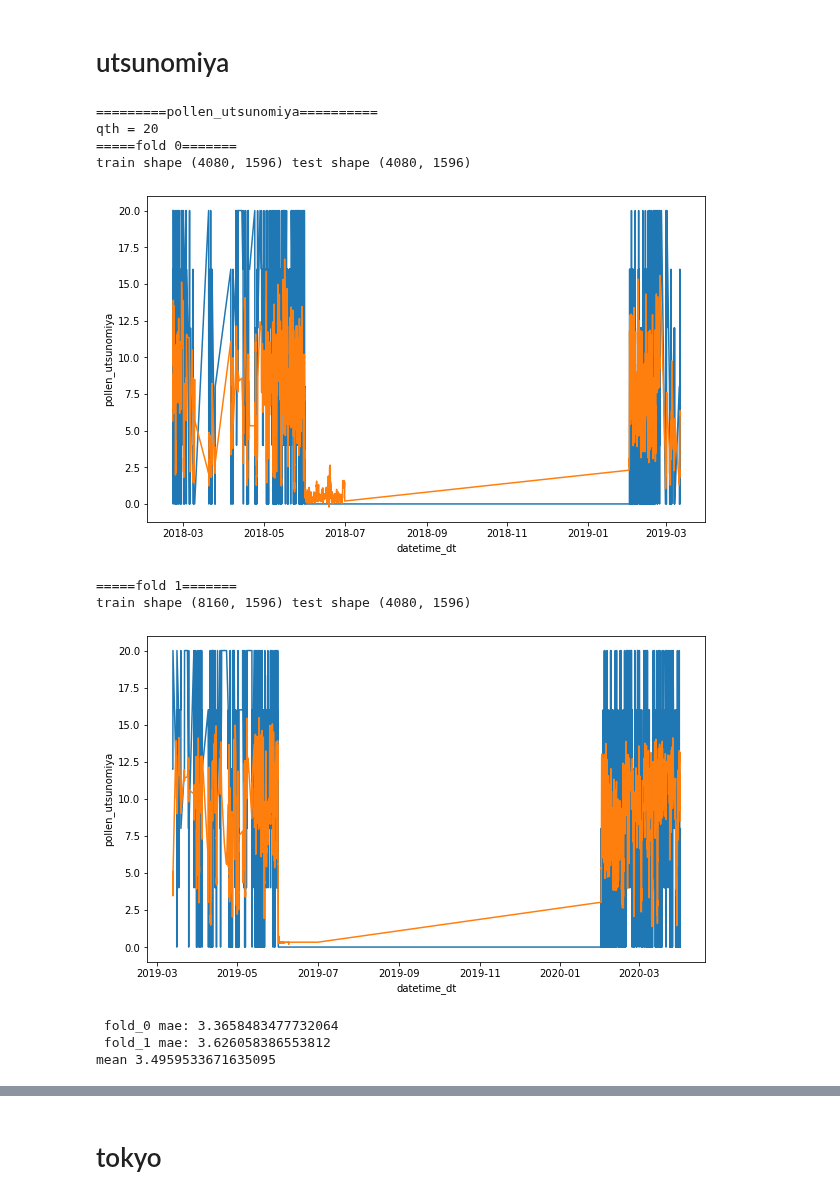
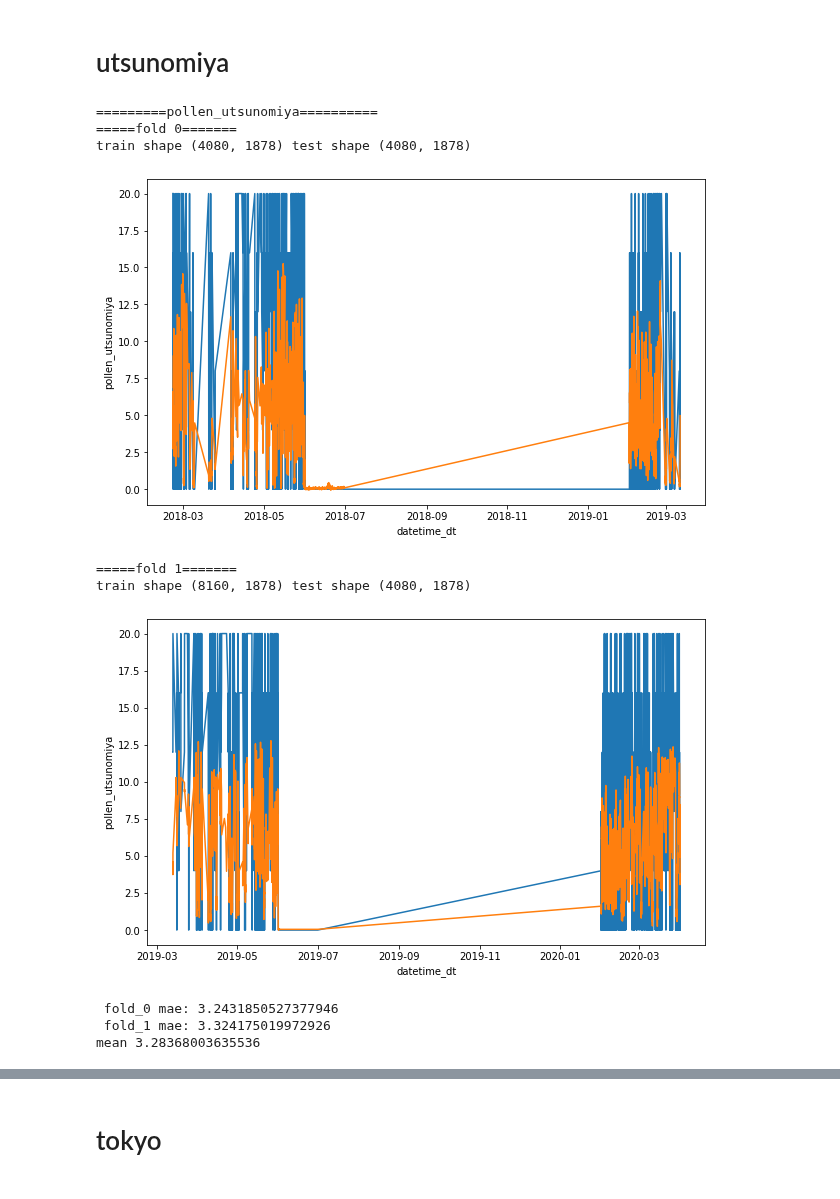
Before and after one commit to masaponto/kafun_solution, a Jupyter notebook: exp5/exp2.ipynb, the cells around one changed output, grey strips where cells are left out. Drawn from its saved outputs; the diff is of its cells as text; code cells hidden in the pictures.

```diff
--- a/exp5/exp2.ipynb
+++ b/exp5/exp2.ipynb
@@ -949,0 +941,7 @@ _df_test = make_feature(df_test)
+# %%
+
+
+_df_feat = make_feature(_df_tmp)
+
+_df = _df_feat[_df_feat["pollen_utsunomiya"] != -1].reset_index(drop=True)
+_df_test = _df_feat[_df_feat["pollen_utsunomiya"] == -1].reset_index(drop=True)
@@ -950,4 +958,6 @@ _df_test = make_feature(df_test)
 # %%
 _df = _df.reset_index(drop=True)
 _df_test = _df_test.reset_index(drop=True)
+# %%
+_df_test = _df_test.drop(["pollen_utsunomiya", "pollen_chiba", "pollen_tokyo"], axis=1)
 # %%
@@ -1242,18 +1254,19 @@ def train_lightgbm_with_cv_log(
         "datetime",
         "datetime_dt",
         "year",
-        "temperature_utsunomiya",
-        "temperature_tokyo",
-        "temperature_chiba",
+        # "temperature_utsunomiya",
+        # "temperature_tokyo",
+        # "temperature_chiba",
     ],
     plot: bool = False,
     qth: int = 20,
 ) -> Union[np.array, List[np.float], pd.DataFrame]:
 
     print(f"========={target_label}==========")
-    print(f"qth = {qth}")
+    # print(f"qth = {qth}")
 
     cols = [col for col in _df.columns if col not in label_cols + unused_label]
+
 
     folds = TimeSeriesSplit(n_splits=Config.n_splits)
     scores = []
@@ -1324,7 +1337,7 @@ def train_lightgbm_with_cv_log(
             plt.show()
 
         _pred = model.predict(_df_test[cols], num_iteration=model.best_iteration_)
-        _perd = np.expm1(_pred)
+        _pred = np.expm1(_pred)
         prediction += _pred / Config.n_splits
         prediction = np.where(prediction < 0, 0, prediction)
 
@@ -1679,3 +1696,5 @@ def train_lightgbm_valid_2020(
 #     print(f"valid: {df_val.datetime.min()} ~ {df_val.datetime.max()}")
 # %% [markdown]
 # utsunomiya
+# %%
+unused_cols = [col for col in _df.columns if ("temperature_utsunomiya" in col) and ("decompose" not in col)]
@@ -1682,41 +1703,45 @@ def train_lightgbm_valid_2020(
 # %%
 # utsunomiya_prediction, scores, df_imps = train_lightgbm_with_split_by_year_log(
-#     _df, _df_test, target_label="pollen_utsunomiya", plot=True, qth=q_ut
+#      _df, _df_test, target_label="pollen_utsunomiya", plot=True
 # )
 
 # utsunomiya_prediction, scores, df_imps = train_lightgbm_with_split_by_year(
 #    _df, _df_test, target_label="pollen_utsunomiya", plot=True, qth=q_ut
 # )
 
-utsunomiya_prediction, scores, df_imps = train_lightgbm_with_cv(
-    _df, _df_test, target_label="pollen_utsunomiya", plot=True, qth=q_ut
-)
-
-# utsunomiya_prediction, scores, df_imps = train_lightgbm_with_cv_log(
+# utsunomiya_prediction, scores, df_imps = train_lightgbm_with_cv(
 #     _df, _df_test, target_label="pollen_utsunomiya", plot=True, qth=q_ut
 # )
+
+utsunomiya_prediction, scores, df_imps = train_lightgbm_with_cv_log(
+    _df,
+    _df_test,
+    target_label="pollen_utsunomiya",
+    plot=True,
+    qth=q_ut,
+    unused_label=["year", "datetime", "datetime_dt"] + unused_cols,
+)
 
 # utsunomiya_prediction, scores, df_imps = train_lightgbm_valid_2020(
 #     _df, _df_test, target_label="pollen_utsunomiya", plot=True, qth=q_ut
 # )
 
 for i, score in enumerate(scores):
     print(f" fold_{i} mae: {score}")
 print(f"mean {np.mean(scores)}")
 
 utsunomiya_score = np.mean(scores)
 # %% [output]
 =========pollen_utsunomiya==========
-qth = 20
 =====fold 0=======
-train shape (4080, 1596) test shape (4080, 1596)
+train shape (4080, 1878) test shape (4080, 1878)
-[figure, old version]
+[figure, new version]
 =====fold 1=======
-train shape (8160, 1596) test shape (4080, 1596)
+train shape (8160, 1878) test shape (4080, 1878)
-[figure, old version]
+[figure, new version]
- fold_0 mae: 3.3658483477732064
- fold_1 mae: 3.626058386553812
-mean 3.4959533671635095
+ fold_0 mae: 3.2431850527377946
+ fold_1 mae: 3.324175019972926
+mean 3.28368003635536
 # %%
 __df_test = _df_test.copy()
 __df_test["pollen_utsunomiya"] = utsunomiya_prediction
```
Also changed, not shown: parts of 24 cells of this notebook.
